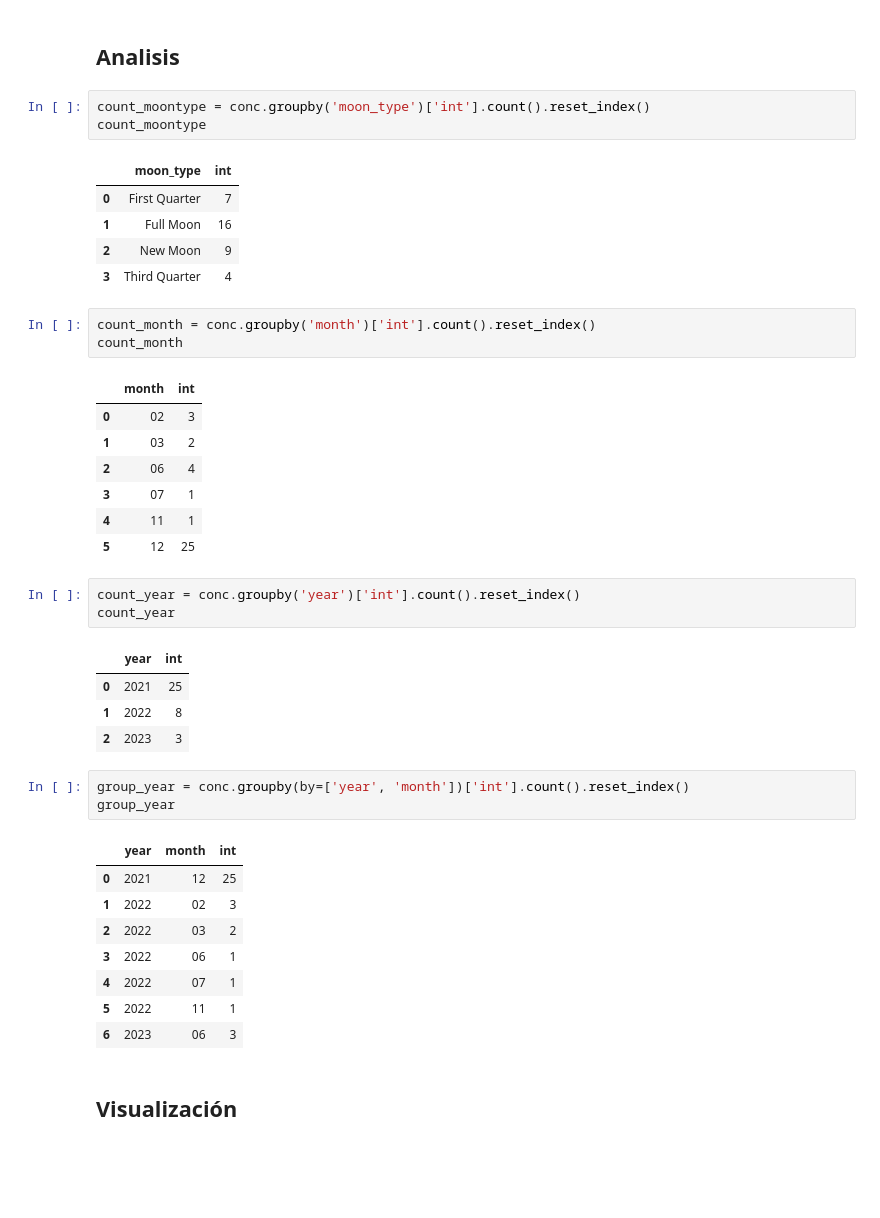
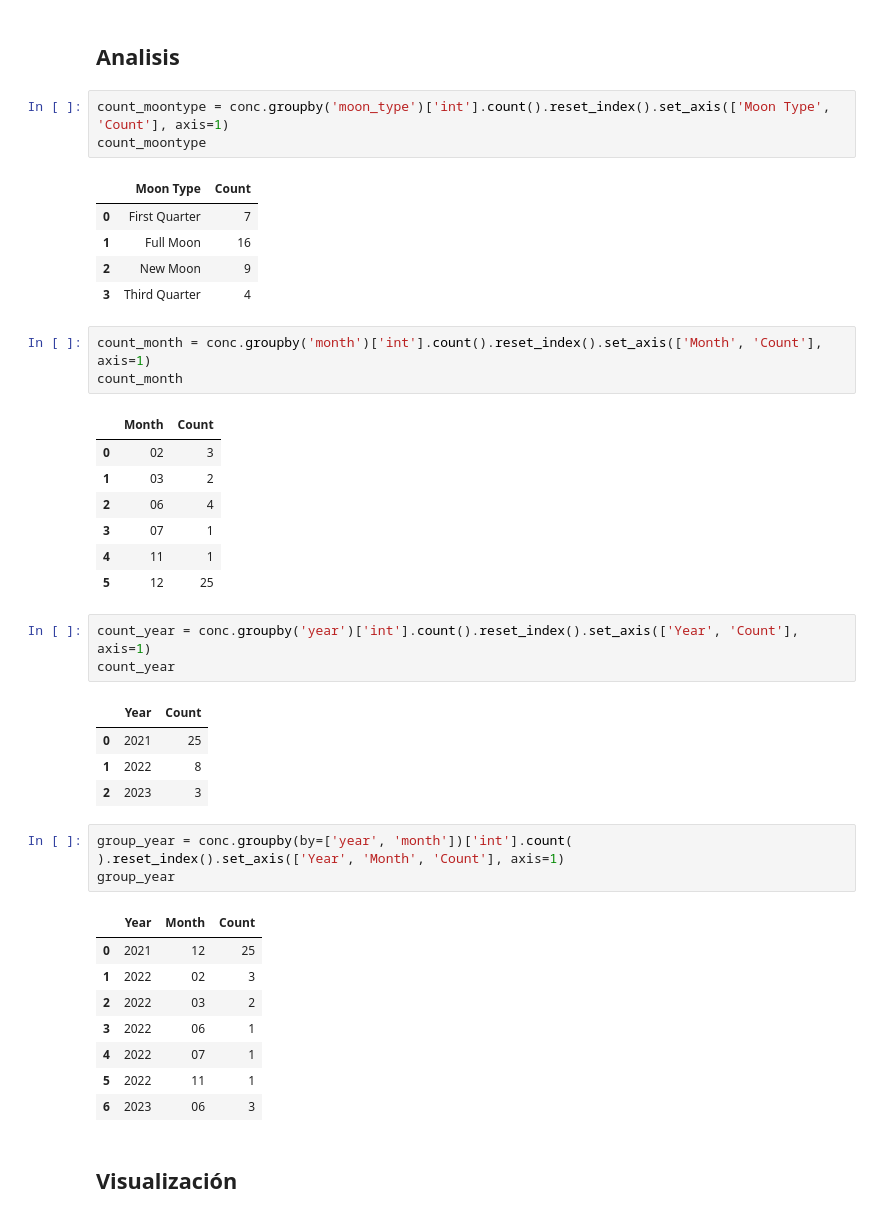
Before and after one commit to acapponi/moon, a Jupyter notebook: data-analisys.ipynb, the cells around one changed output. Drawn from its saved outputs; the diff is of its cells as text; blank space fills up the shorter version.

```diff
--- a/data-analisys.ipynb
+++ b/data-analisys.ipynb
@@ -72,19 +72,19 @@ conc.head()
 # %% [markdown]
 ## Analisis
 # %%
-count_moontype = conc.groupby('moon_type')['int'].count().reset_index()
+count_moontype = conc.groupby('moon_type')['int'].count().reset_index().set_axis(['Moon Type', 'Count'], axis=1)
 count_moontype
 # %% [output]
-|  | moon_type | int |
+|  | Moon Type | Count |
 | 0 | First Quarter | 7 |
 | 1 | Full Moon | 16 |
 | 2 | New Moon | 9 |
 | 3 | Third Quarter | 4 |
 # %%
-count_month = conc.groupby('month')['int'].count().reset_index()
+count_month = conc.groupby('month')['int'].count().reset_index().set_axis(['Month', 'Count'], axis=1)
 count_month
 # %% [output]
-|  | month | int |
+|  | Month | Count |
 | 0 | 02 | 3 |
 | 1 | 03 | 2 |
 | 2 | 06 | 4 |
@@ -92,18 +92,19 @@ count_month
 | 4 | 11 | 1 |
 | 5 | 12 | 25 |
 # %%
-count_year = conc.groupby('year')['int'].count().reset_index()
+count_year = conc.groupby('year')['int'].count().reset_index().set_axis(['Year', 'Count'], axis=1)
 count_year
 # %% [output]
-|  | year | int |
+|  | Year | Count |
 | 0 | 2021 | 25 |
 | 1 | 2022 | 8 |
 | 2 | 2023 | 3 |
 # %%
-group_year = conc.groupby(by=['year', 'month'])['int'].count().reset_index()
+group_year = conc.groupby(by=['year', 'month'])['int'].count(
+).reset_index().set_axis(['Year', 'Month', 'Count'], axis=1)
 group_year
 # %% [output]
-|  | year | month | int |
+|  | Year | Month | Count |
 | 0 | 2021 | 12 | 25 |
 | 1 | 2022 | 02 | 3 |
 | 2 | 2022 | 03 | 2 |
```
Also changed, not shown: parts of 11 cells of this notebook.
